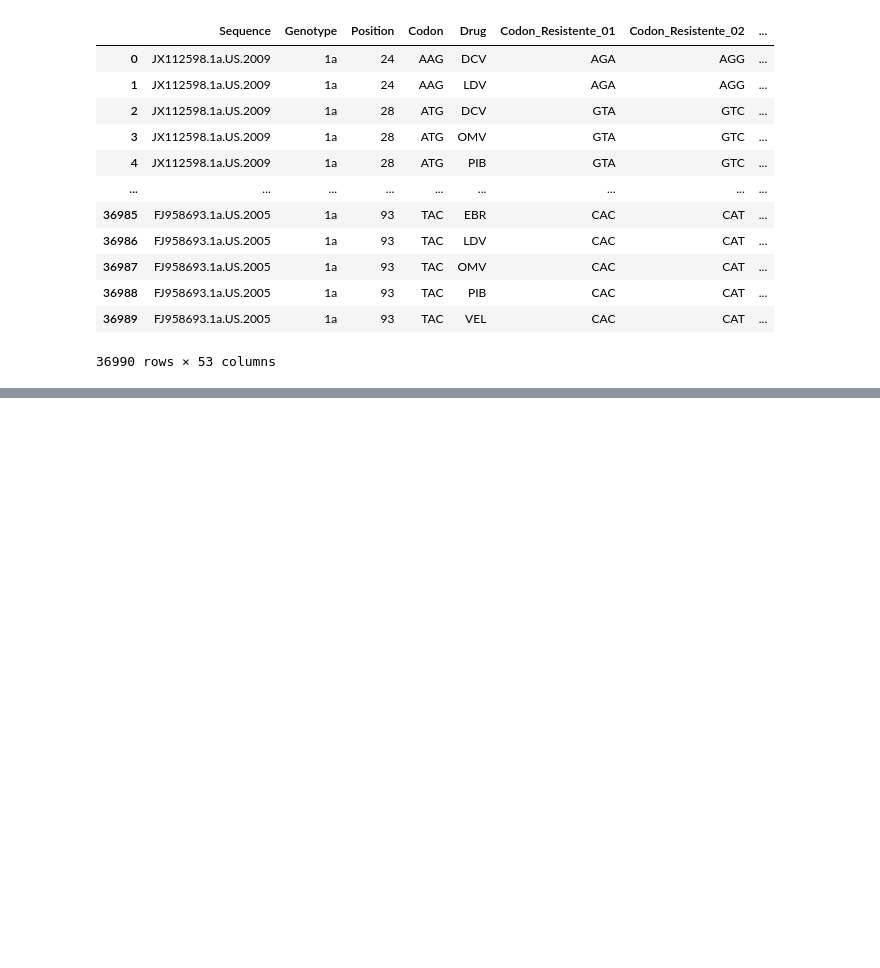
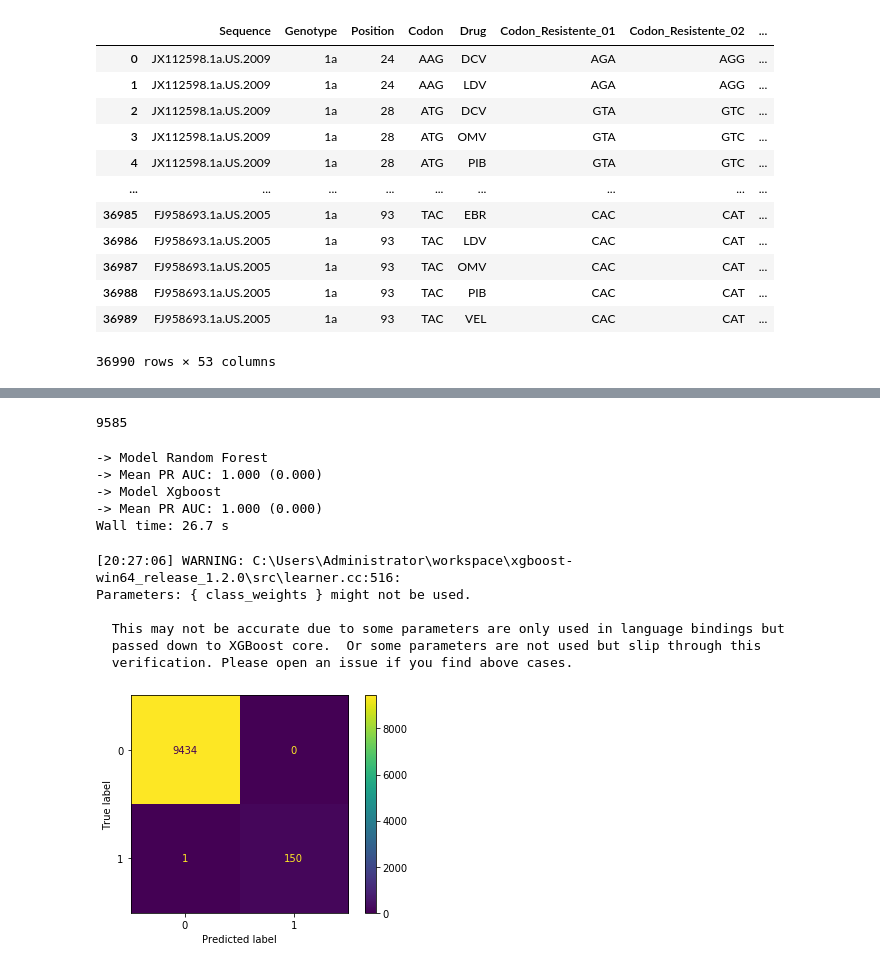
Before and after one commit to Douglas47/MasterDegreeHCV, a Jupyter notebook: Notebooks/Fase_05.ipynb, the cells around one changed output, grey strips where cells are left out. Drawn from its saved outputs; the diff is of its cells as text; code cells hidden in the pictures; blank space fills up the shorter version.

Commit message:
Resultados parciais dos modelos.

```diff
--- a/Notebooks/Fase_05.ipynb
+++ b/Notebooks/Fase_05.ipynb
@@ -46,0 +124,21 @@ atributos.iloc[:,17:]
+# %%
+X = final_df[features_columns].copy()
+
+y = final_df[['Resultado']].copy()
+# %%
+len(index_test)
+# %% [output]
+9585
+# %%
+X_train = X.loc[X.index.difference(index_test)]
+X_test = X.loc[index_test]
+y_train = y.loc[y.index.difference(index_test)]
+y_test = y.loc[index_test]
+# %%
+# Feature Scaling
+steps = [('scaler', MinMaxScaler())]
+num_transformer = Pipeline(steps=steps)
+
+# Compose preprocessor
+transformers = [('num', num_transformer, features_columns)]
+preprocessor = ColumnTransformer(transformers=transformers)
@@ -46,0 +211,31 @@ atributos.iloc[:,17:]
+# %%
+%%time
+
+results = list()
+models = get_models()
+# evalute each model
+for model in models:
+    print("-> Model %s" % (model))
+    # evalute the model and store results
+    scores = evaluate_model(X, y, models[model])
+    results.append(scores)
+    # summarize performance
+    print("-> Mean PR AUC: %.3f (%.3f)" % (mean(scores), std(scores)))
+# %% [output]
+-> Model Random Forest
+-> Mean PR AUC: 1.000 (0.000)
+-> Model Xgboost
+-> Mean PR AUC: 1.000 (0.000)
+Wall time: 26.7 s
+# %%
+models['Xgboost'].fit(X_train, y_train)
+plot_confusion_matrix(models['Xgboost'], X_test, y_test)
+plt.show()
+# %% [output]
+[20:27:06] WARNING: C:\Users\Administrator\workspace\xgboost-win64_release_1.2.0\src\learner.cc:516:
+Parameters: { class_weights } might not be used.
+
+  This may not be accurate due to some parameters are only used in language bindings but
+  passed down to XGBoost core.  Or some parameters are not used but slip through this
+  verification. Please open an issue if you find above cases.
+[figure, added]
```
Also changed, not shown: parts of 22 cells of this notebook.
